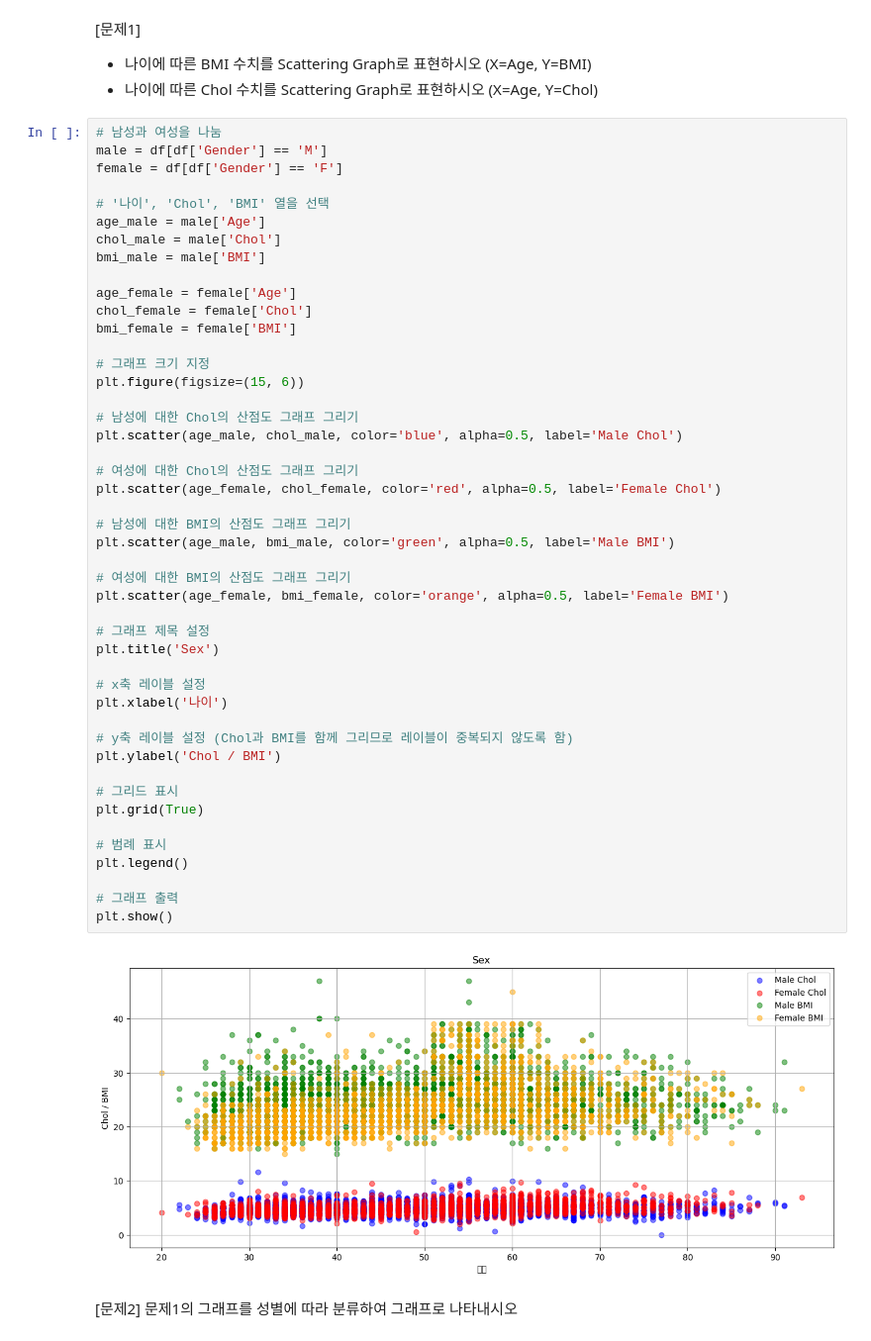
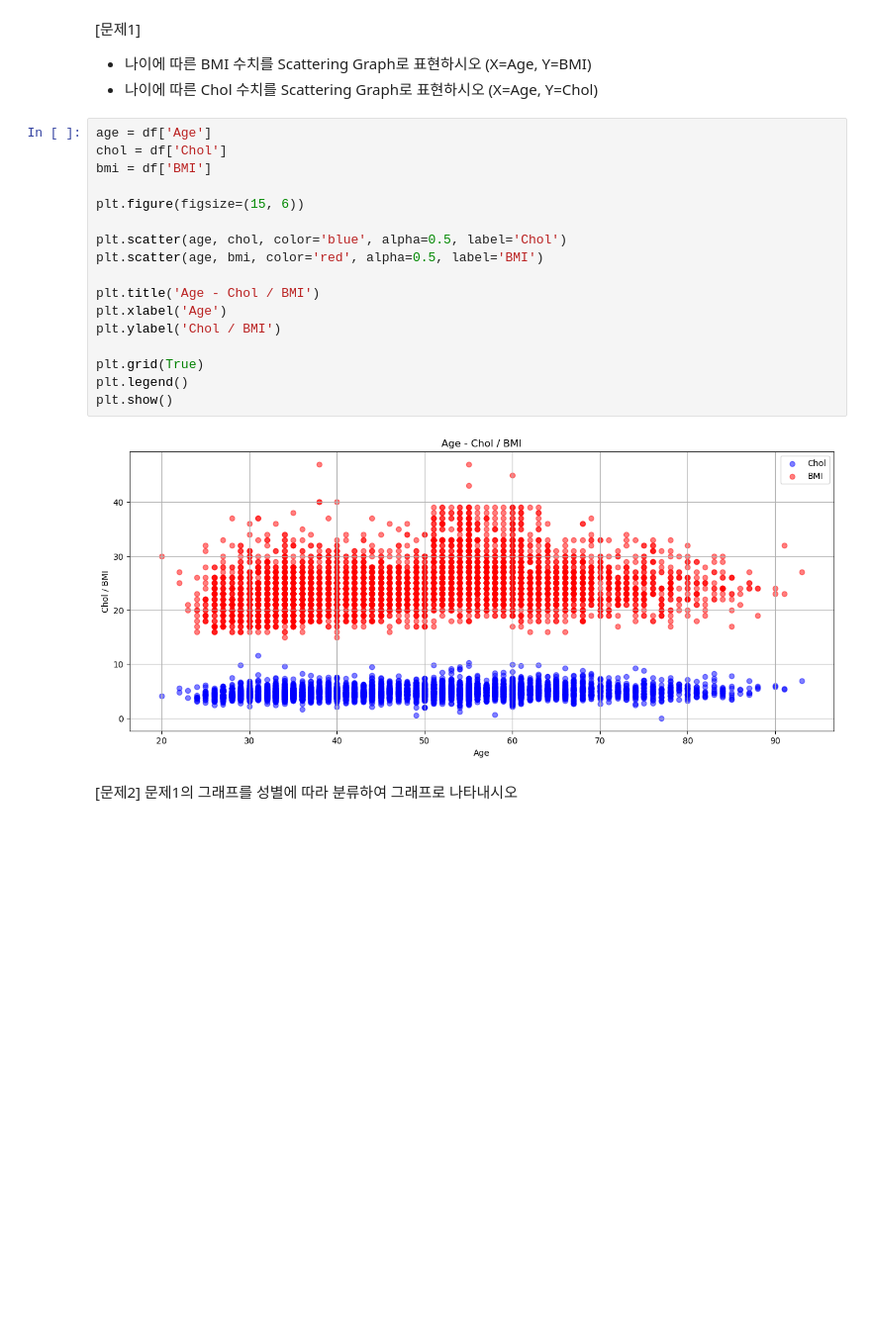
Before and after one commit to yeseuly/Python-palette, a Jupyter notebook: homework/hw3/submit/hw3_taesub.ipynb, the cells around one changed output. Shown at 99% size. Saved outputs shown, nothing was run; the diff lists cells and outputs as text; blank space fills up the shorter version.

```diff
--- a/homework/hw3/submit/hw3_taesub.ipynb
+++ b/homework/hw3/submit/hw3_taesub.ipynb
@@ -46,53 +13,24 @@ plt.show()
 [문제1]
 - 나이에 따른 BMI 수치를 Scattering Graph로 표현하시오 (X=Age, Y=BMI)
 - 나이에 따른 Chol 수치를 Scattering Graph로 표현하시오 (X=Age, Y=Chol)
-# %%
-# 남성과 여성을 나눔
-male = df[df['Gender'] == 'M']
-female = df[df['Gender'] == 'F']
-
-# '나이', 'Chol', 'BMI' 열을 선택
-age_male = male['Age']
-chol_male = male['Chol']
-bmi_male = male['BMI']
-
-age_female = female['Age']
-chol_female = female['Chol']
-bmi_female = female['BMI']
-
-# 그래프 크기 지정
-plt.figure(figsize=(15, 6))
-
-# 남성에 대한 Chol의 산점도 그래프 그리기
-plt.scatter(age_male, chol_male, color='blue', alpha=0.5, label='Male Chol')
-
-# 여성에 대한 Chol의 산점도 그래프 그리기
-plt.scatter(age_female, chol_female, color='red', alpha=0.5, label='Female Chol')
-
-# 남성에 대한 BMI의 산점도 그래프 그리기
-plt.scatter(age_male, bmi_male, color='green', alpha=0.5, label='Male BMI')
-
-# 여성에 대한 BMI의 산점도 그래프 그리기
-plt.scatter(age_female, bmi_female, color='orange', alpha=0.5, label='Female BMI')
-
-# 그래프 제목 설정
-plt.title('Sex')
-
-# x축 레이블 설정
-plt.xlabel('나이')
-
-# y축 레이블 설정 (Chol과 BMI를 함께 그리므로 레이블이 중복되지 않도록 함)
-plt.ylabel('Chol / BMI')
-
-# 그리드 표시
-plt.grid(True)
-
-# 범례 표시
-plt.legend()
-
-# 그래프 출력
-plt.show()
-# %% [output]
-[figure, removed]
+# %%
+age = df['Age']
+chol = df['Chol']
+bmi = df['BMI']
+
+plt.figure(figsize=(15, 6))
+
+plt.scatter(age, chol, color='blue', alpha=0.5, label='Chol')
+plt.scatter(age, bmi, color='red', alpha=0.5, label='BMI')
+
+plt.title('Age - Chol / BMI')
+plt.xlabel('Age')
+plt.ylabel('Chol / BMI')
+
+plt.grid(True)
+plt.legend()
+plt.show()
+# %% [output]
+[figure, added]
 # %% [markdown]
 [문제2] 문제1의 그래프를 성별에 따라 분류하여 그래프로 나타내시오
```
Also changed, not shown: parts of 7 cells of this notebook, 4 other files.
